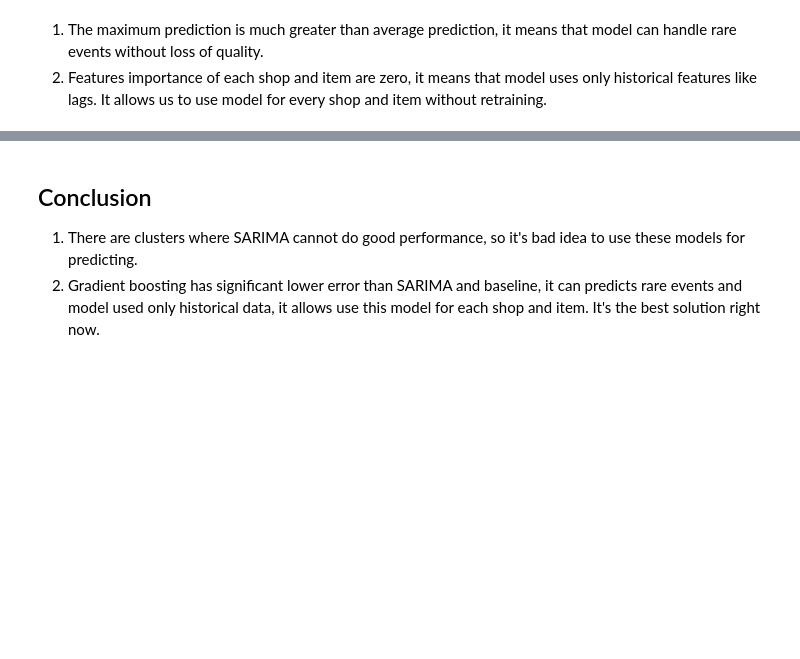
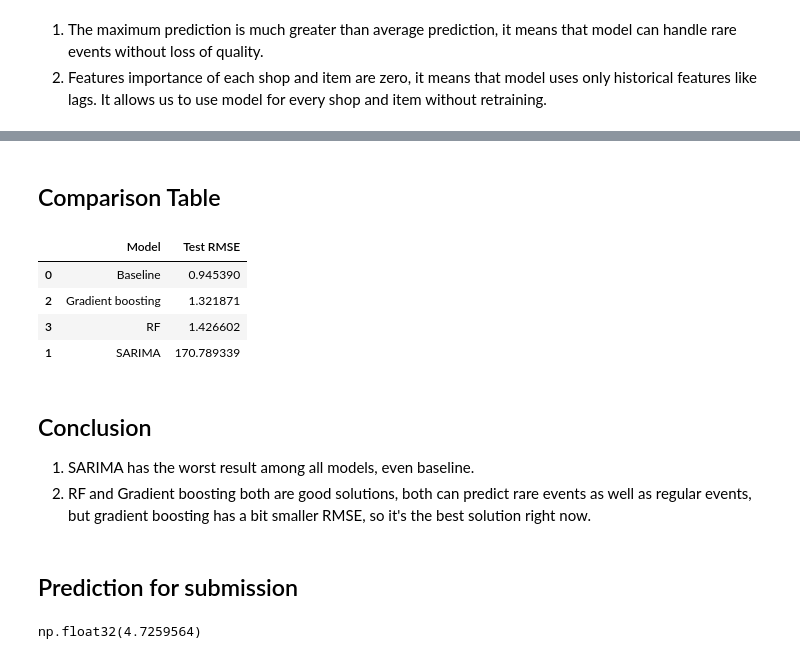
Before and after one commit to Akevilli/Internship, a Jupyter notebook: train&test.ipynb, the cells around one changed output, grey strips where cells are left out. Cells and saved outputs as stored; diff of their text form; code cells hidden in the pictures; blank space fills up the shorter version.

```diff
--- a/train&test.ipynb
+++ b/train&test.ipynb
@@ -374,5 +493,22 @@ Y pred avg: 1.1128190755844116
+# %% [markdown]
+## Comparison Table
+# %%
+comparison_table = pd.DataFrame({
+    "Model": ["Baseline", "SARIMA", "Gradient boosting", "RF"],
+    "Test RMSE": [baseline_test_rmse, sarima_test_mean_rmse, boosting_test_rmse, rf_test_rmse],
+})
+
+comparison_table.sort_values("Test RMSE")
+# %% [output]
+|  | Model | Test RMSE |
+| 0 | Baseline | 0.945390 |
+| 2 | Gradient boosting | 1.321871 |
+| 3 | RF | 1.426602 |
+| 1 | SARIMA | 170.789339 |
 # %% [markdown]
 ## Conclusion
 
-1. There are clusters where SARIMA cannot do good performance, so it's bad idea to use these models for predicting.
-2. Gradient boosting has significant lower error than SARIMA and baseline, it can predicts rare events and model used only historical data, it allows use this model for each shop and item. It's the best solution right now.
+1. SARIMA has the worst result among all models, even baseline.
+2. RF and Gradient boosting both are good solutions, both can predict rare events as well as regular events, but gradient boosting has a bit smaller RMSE, so it's the best solution right now.
+# %% [markdown]
+## Prediction for submission
@@ -378,0 +534,14 @@ Y pred avg: 1.1128190755844116
+# %%
+submission_processed_data = submission_pipeline.transform(raw_data)
+submission_processed_data = submission_processed_data[(submission_processed_data["year"] == 2015) & (submission_processed_data["month"] == 10) & (submission_processed_data["day"] == 31)]
+submission = pd.read_csv("data/test.csv")
+X_submission = (submission.merge(submission_processed_data, on=["shop_id", "item_id"], how="left")
+                .drop(columns=["ID", "item_cnt_day_lag_-31"]))
+X_submission.fillna(1, inplace=True)
+
+submission["item_cnt_month"] = boosting_model.predict(X_submission)
+submission.drop(columns=["shop_id", "item_id"], inplace=True)
+submission.to_csv("data\submission.csv", index=False)
+submission["item_cnt_month"].max()
+# %% [output]
+np.float32(4.7259564)
```
Also changed, not shown: parts of 18 cells of this notebook, 1 other file.
